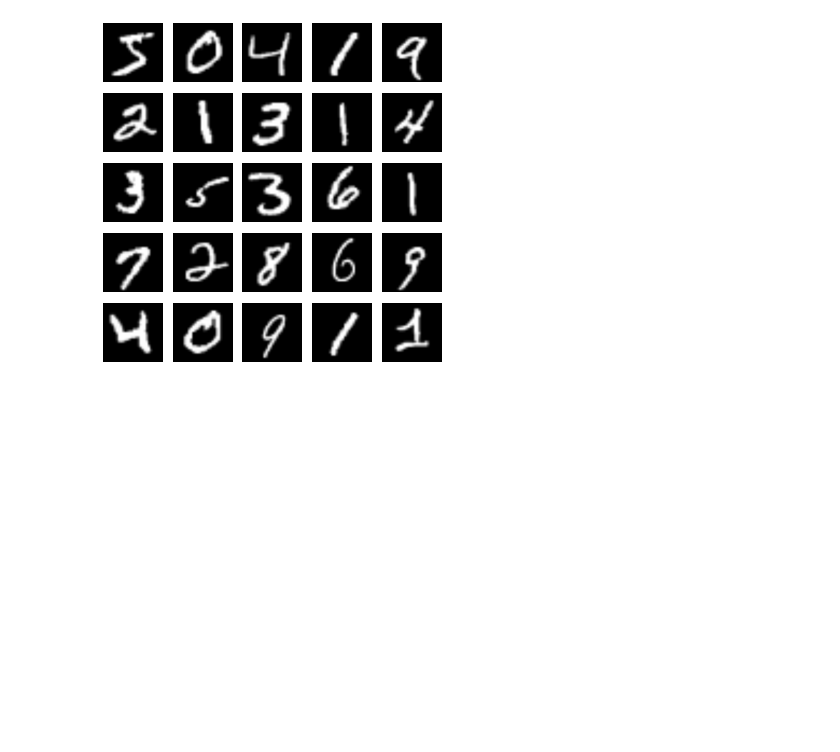
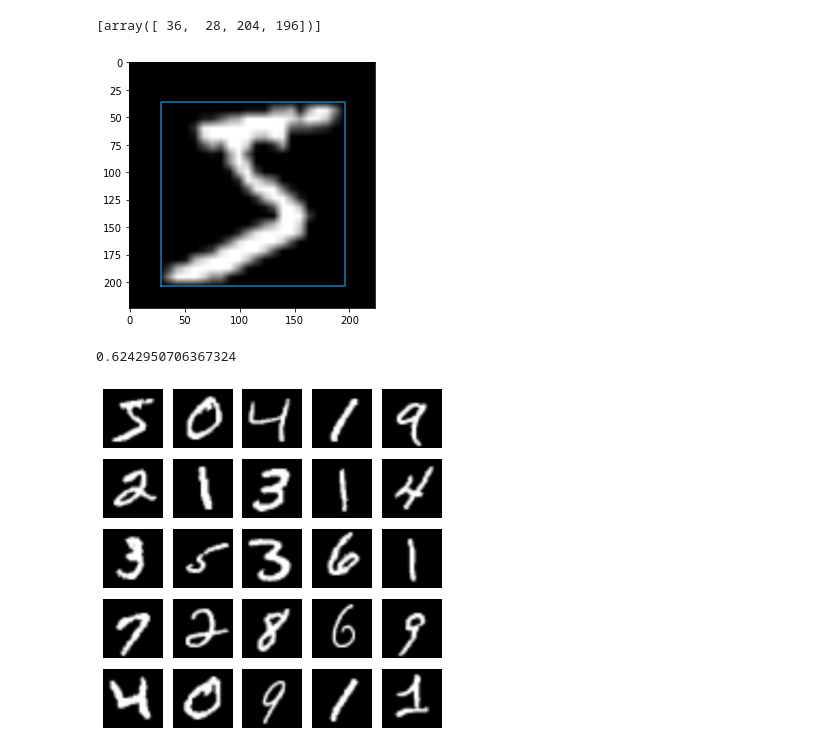
Before and after one commit to B-ramB/DL-DeepFruitDetection, a Jupyter notebook: DLOrchard.ipynb, the cells around one changed output. Saved outputs shown, nothing was run; the diff lists cells and outputs as text; code cells hidden in the pictures; blank space fills up the shorter version.

```diff
--- a/DLOrchard.ipynb
+++ b/DLOrchard.ipynb
@@ -119,0 +282,28 @@ for data, label in zip(test, mnist_test[1]):
+# %%
+plt.figure()
+plt.imshow(dummy.squeeze(),cmap='gray')
+d = dummy.squeeze().squeeze()
+for index, y in enumerate(d):
+    if y.max()>0:
+        y1 = index; break
+
+for index, y in enumerate(reversed(d)):
+    if y.max()>0:
+        y2 = 224-index; break
+
+for index, y in enumerate(d.T):
+    if y.max()>0:
+        x1 = index; break
+
+for index, y in enumerate(reversed(d.T)):
+    if y.max()>0:
+        x2 = 224-index; break
+
+dummy_anchor = [np.array([y1,x1,y2,x2])]
+dummy_label = [5]
+plt.plot([x1,x2,x2,x1,x1],[y2,y2,y1,y1,y2])
+plt.tight_layout()
+print(dummy_anchor)
+# %% [output]
+[array([ 36,  28, 204, 196])]
+[figure, added]
@@ -120,3 +331,7 @@ for data, label in zip(test, mnist_test[1]):
+# %%
+max_anchor_area/box_area
+# %% [output]
+0.6242950706367324
 # %%
 train_loader = DataLoader(train_data, batch_size=64, shuffle=True)
 test_loader = DataLoader(test_data, batch_size=1000)
```
Also changed, not shown: parts of 21 cells of this notebook.
